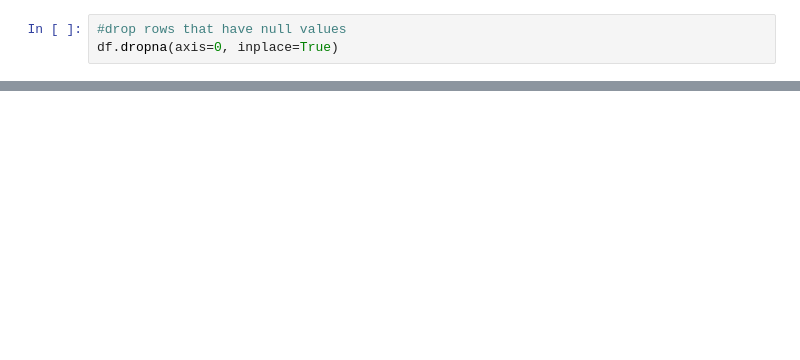
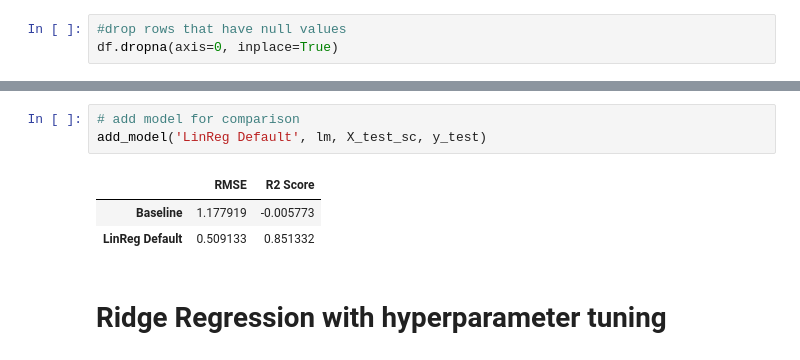
Before and after one commit to siti-alawiyah/ibresultprediction, a Jupyter notebook: Linear_Model.ipynb, the cells around one changed output, grey strips where cells are left out. Drawn from its saved outputs; the diff is of its cells as text; blank space fills up the shorter version.

```diff
--- a/Linear_Model.ipynb
+++ b/Linear_Model.ipynb
@@ -66,0 +201,9 @@ test_submission = sc.transform(df_test)
+# %%
+# add model for comparison
+add_model('LinReg Default', lm, X_test_sc, y_test)
+# %% [output]
+|  | RMSE | R2 Score |
+| Baseline | 1.177919 | -0.005773 |
+| LinReg Default | 0.509133 | 0.851332 |
+# %% [markdown]
+# Ridge Regression with hyperparameter tuning
```
Also changed, not shown: parts of 29 cells of this notebook.
